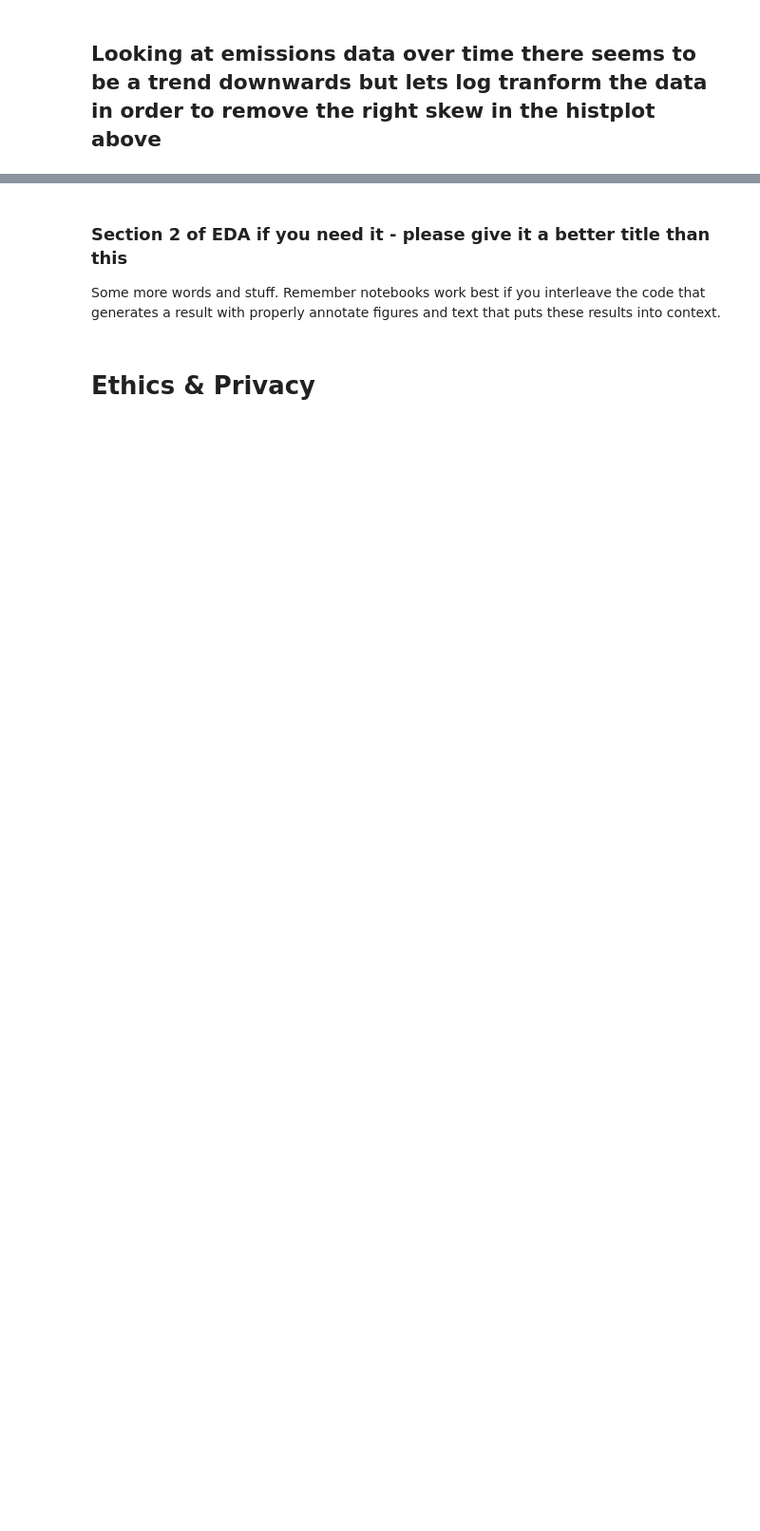
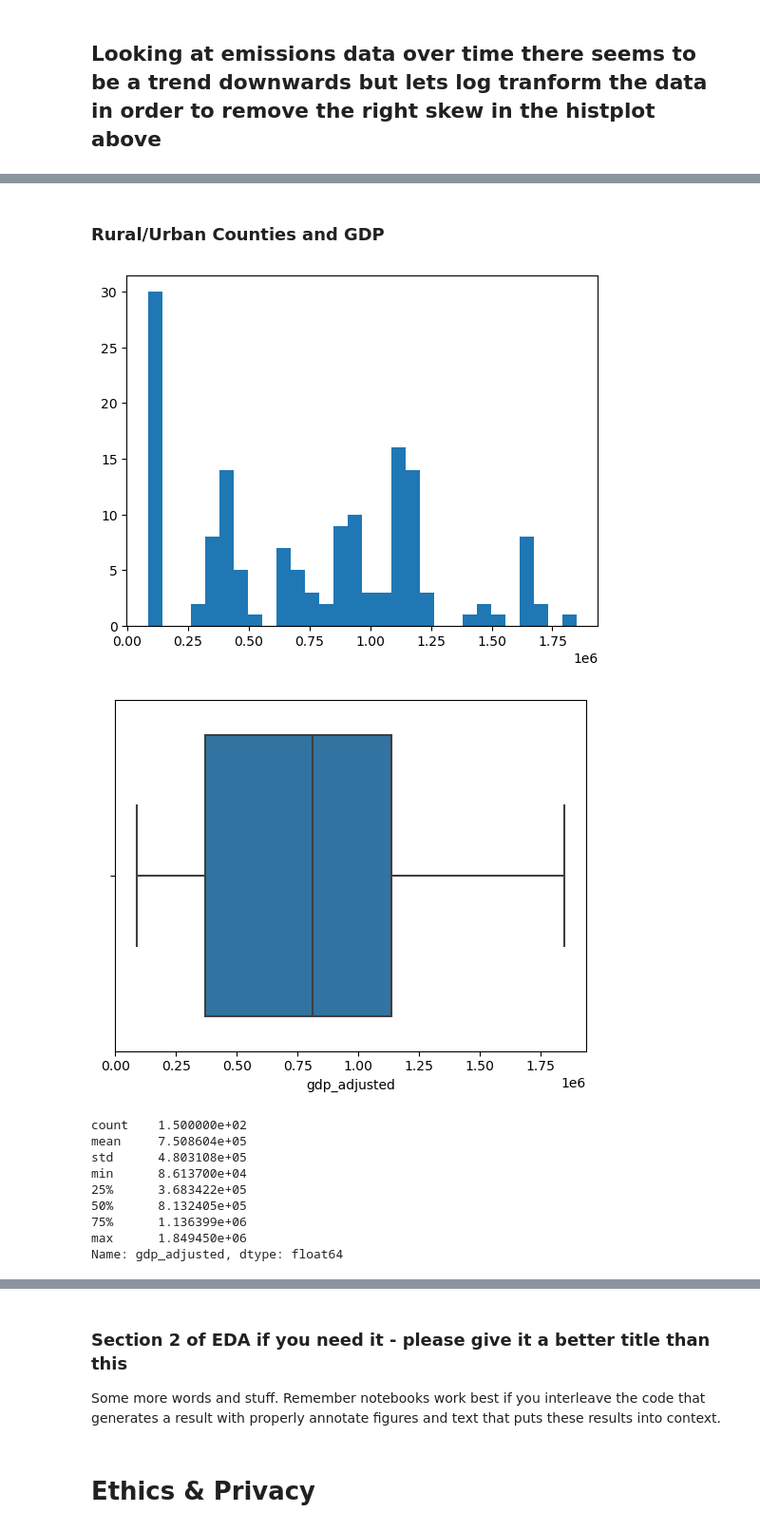
Before and after one commit to richardlaoo/Group131_DS_Analysis, a Jupyter notebook: EDACheckpoint_Group131_SP25.ipynb, the cells around one changed output, grey strips where cells are left out. Shown at 95% size. Drawn from its saved outputs; the diff is of its cells as text; code cells hidden in the pictures; blank space fills up the shorter version.

```diff
--- a/EDACheckpoint_Group131_SP25.ipynb
+++ b/EDACheckpoint_Group131_SP25.ipynb
@@ -1040,0 +1095,21 @@ See the caveats in the documentation: https://pandas.pydata.org/pandas-docs/stab
+# %% [markdown]
+### Rural/Urban Counties and GDP
+# %%
+#plotting rural counties and GDP
+plt.hist(rural_df['gdp_adjusted'], bins=30)
+plt.show()
+sns.boxplot(x=rural_df['gdp_adjusted'])
+plt.show()
+rural_df['gdp_adjusted'].describe()
+# %% [output]
+[figure, added]
+[figure, added]
+count    1.500000e+02
+mean     7.508604e+05
+std      4.803108e+05
+min      8.613700e+04
+25%      3.683422e+05
+50%      8.132405e+05
+75%      1.136399e+06
+max      1.849450e+06
+Name: gdp_adjusted, dtype: float64
```
Also changed, not shown: parts of 17 cells of this notebook.
